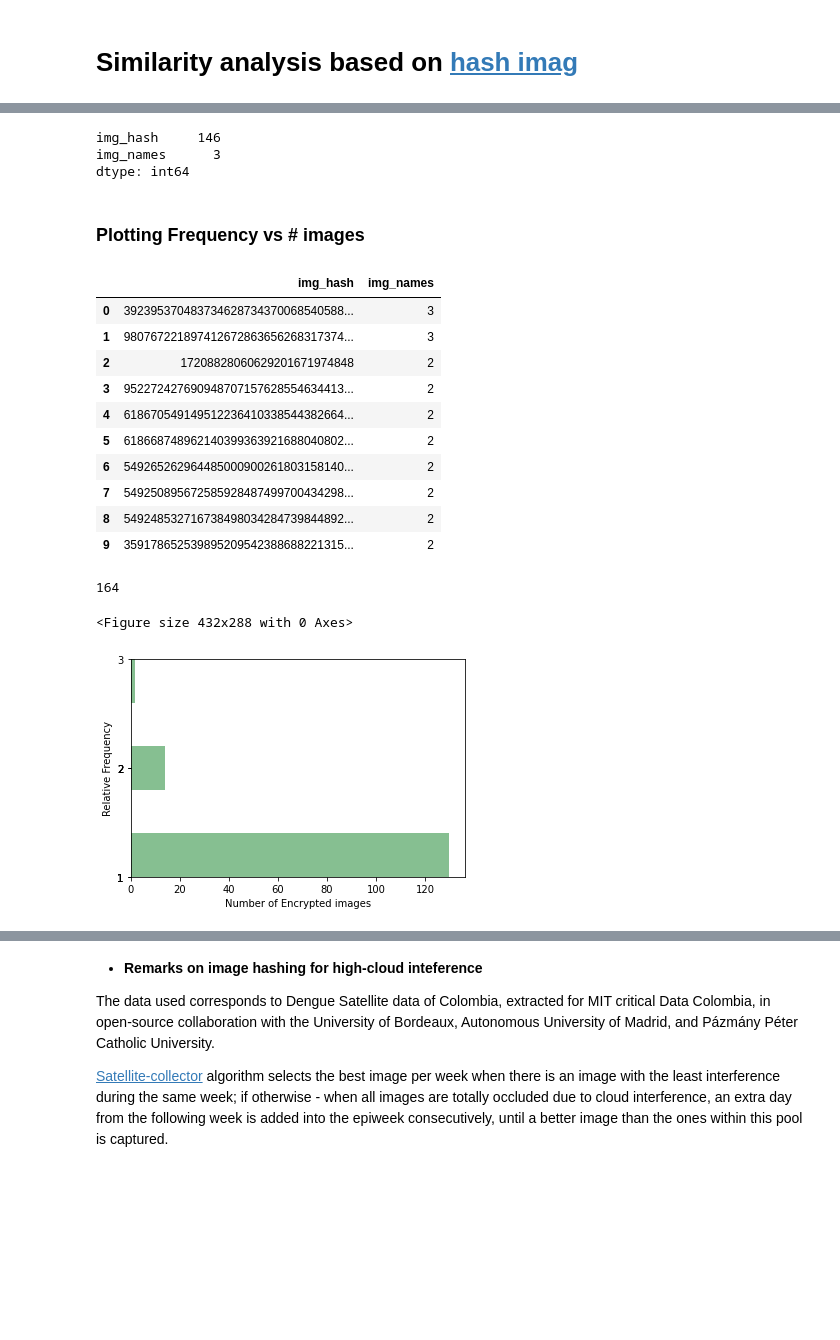
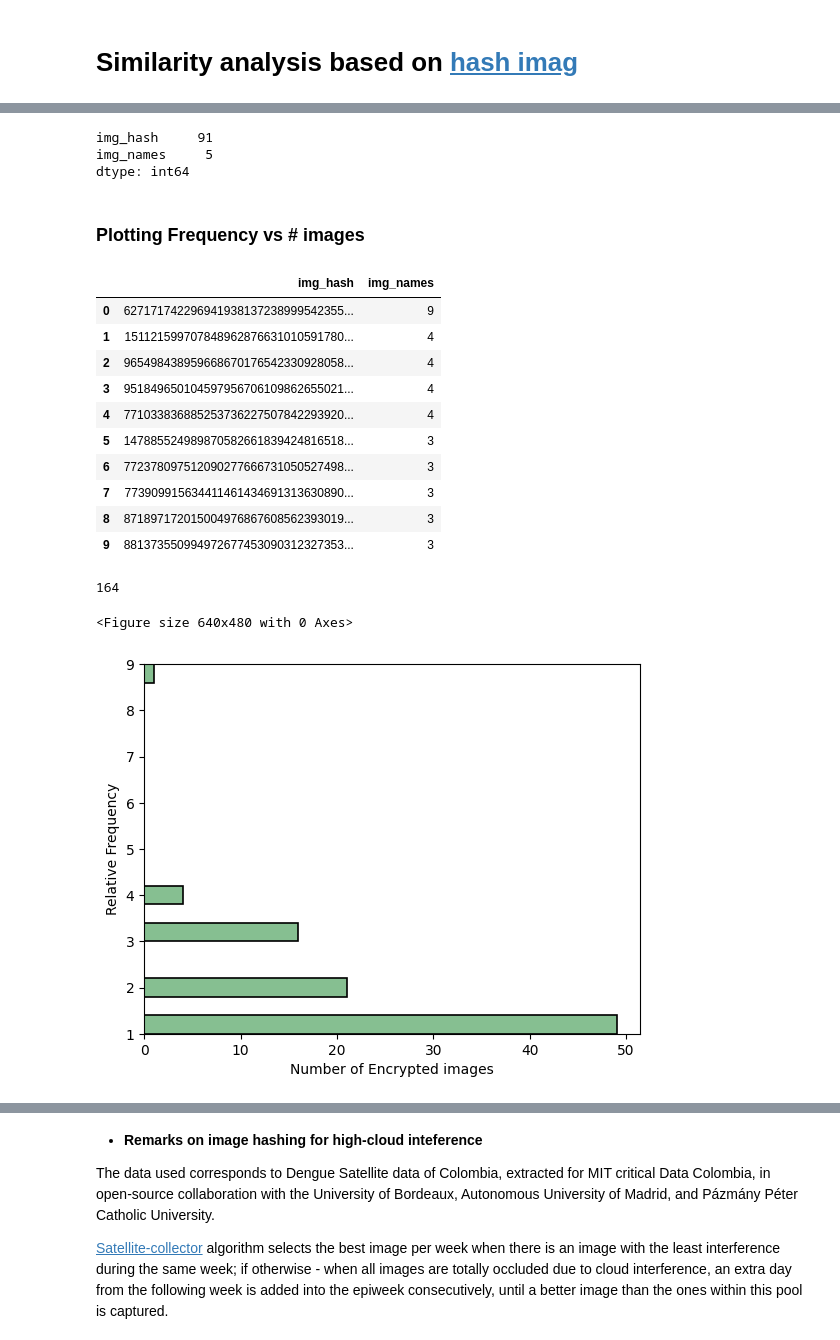
Before and after one commit to sebasmos/satellite.extractor, a Jupyter notebook: notebooks/satellite_images_hashing.ipynb, the cells around one changed output, grey strips where cells are left out. Saved outputs shown, nothing was run; the diff lists cells and outputs as text; code cells hidden in the pictures; blank space fills up the shorter version.

Commit message:
updating dhash encryption plots

```diff
--- a/notebooks/satellite_images_hashing.ipynb
+++ b/notebooks/satellite_images_hashing.ipynb
@@ -228,9 +228,10 @@ Finished
 # %% [markdown]
 ## Load dataset
 # %%
-csv_folder = "merge_cases_temperature_WeeklyPrecipitation_timeseries.csv"
+#csv_folder # "./data/merge_cases_temperature_WeeklyPrecipitation_timeseries.csv"
+csv_folder = "/home/sebasmos/Desktop/satellite.extractor/data/merge_cases_temperature_WeeklyPrecipitation_timeseries.csv"
+#img_folder = "/home/datascience/DATASET_5_best_cities/Medellín"
+img_folder = "/home/sebasmos/Desktop/DATASETS/DATASET_5_best_cities/Cali"
 
-img_folder = "/home/datascience/DATASET_5_best_cities/Medellín"
-
-info_dict = loadData(csv_folder, img_folder, resize_ratio=(0.7, 0.7, 1))
+info_dict = loadData(csv_folder, img_folder, resize_ratio=(0.1, 0.1, 1))
 # %% [output]
@@ -372,47 +366,50 @@ Text(0.5, 1.0, 'hashes per img')
 # %%
 num_img_per_hash.nunique()
 # %% [output]
-img_hash     146
-img_names      3
+img_hash     91
+img_names     5
 dtype: int64
 # %% [markdown]
 ### Plotting Frequency vs # images
 # %%
 num_img_per_hash = df.groupby("img_hash").size().sort_values(ascending = False).reset_index(name = "img_names")
 display(num_img_per_hash.head(10))
 print(sum(num_img_per_hash["img_names"]))
 
+def bins_labels(bins, **kwargs):
+    bin_w = (max(bins) - min(bins)) / (len(bins) - 1)
+    plt.xticks(np.arange(min(bins)+bin_w/2, max(bins), bin_w), bins, **kwargs)
+    plt.xlim(bins[0], bins[-1])
+ax = plt.figure()
+num_img_per_hash.hist("img_names", bins = 20, orientation = "horizontal",  color='#86bf91', edgecolor='black', linewidth=1.2,align='mid')
 
-ax = plt.figure()
-your_bins=5
-num_img_per_hash.hist("img_names", bins = your_bins, orientation = "horizontal",  color='#86bf91')
 plt.xlabel("Number of Encrypted images")
 plt.ylabel("Relative Frequency")
 plt.title('')
-plt.ylim(1, 3)
+plt.ylim(1, num_img_per_hash.img_names[0])
 plt.grid(False)
 
 # -------
 # make the y ticks integers, not floats
 yint = []
 locs, labels = plt.yticks()
 for each in locs:
     yint.append(int(each))
 plt.yticks(yint)
 # -------
 plt.savefig('plot2.png', transparent=True)
 # %% [output]
 |  | img_hash | img_names |
-| 0 | 392395370483734628734370068540588... | 3 |
-| 1 | 980767221897412672863656268317374... | 3 |
-| 2 | 17208828060629201671974848 | 2 |
-| 3 | 952272427690948707157628554634413... | 2 |
-| 4 | 618670549149512236410338544382664... | 2 |
-| 5 | 618668748962140399363921688040802... | 2 |
-| 6 | 549265262964485000900261803158140... | 2 |
-| 7 | 549250895672585928487499700434298... | 2 |
-| 8 | 549248532716738498034284739844892... | 2 |
-| 9 | 359178652539895209542388688221315... | 2 |
+| 0 | 627171742296941938137238999542355... | 9 |
+| 1 | 151121599707848962876631010591780... | 4 |
+| 2 | 965498438959668670176542330928058... | 4 |
+| 3 | 951849650104597956706109862655021... | 4 |
+| 4 | 771033836885253736227507842293920... | 4 |
+| 5 | 147885524989870582661839424816518... | 3 |
+| 6 | 772378097512090277666731050527498... | 3 |
+| 7 | 773909915634411461434691313630890... | 3 |
+| 8 | 871897172015004976867608562393019... | 3 |
+| 9 | 881373550994972677453090312327353... | 3 |
 164
-<Figure size 432x288 with 0 Axes>
+<Figure size 640x480 with 0 Axes>
-[figure, old version]
+[figure, new version]
```
Also changed, not shown: parts of 11 cells of this notebook, 12 other files.
